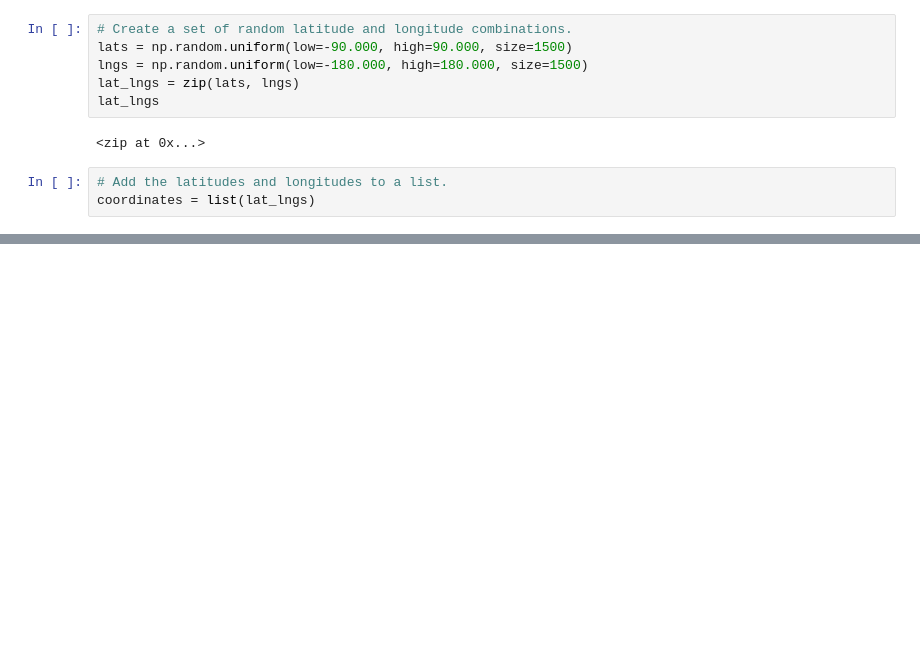
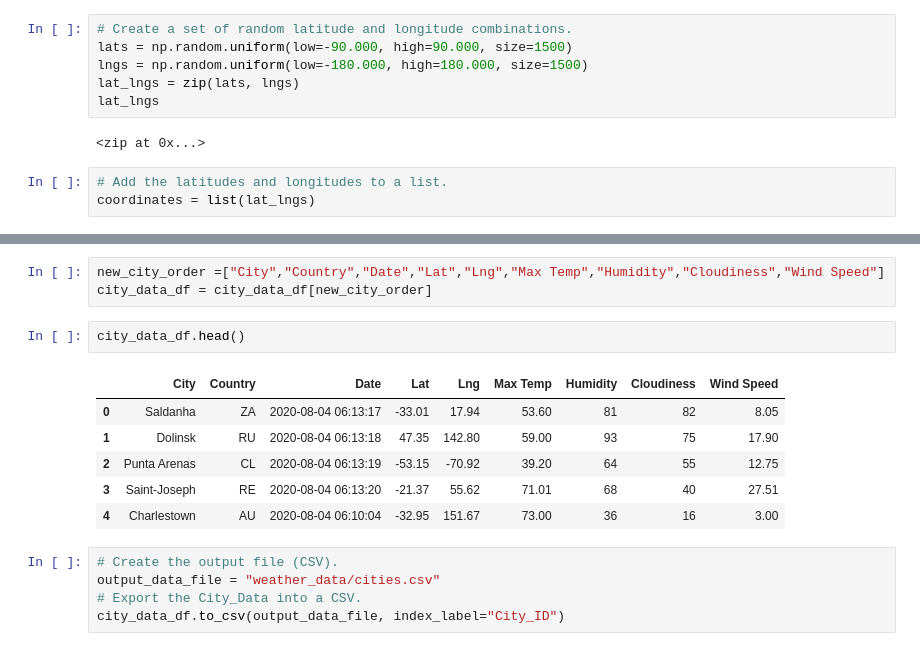
Before and after one commit to Juuune/World_Weather_Analysis, a Jupyter notebook: WeatherPy.ipynb, the cells around one changed output, grey strips where cells are left out. Cells and saved outputs as stored; diff of their text form; blank space fills up the shorter version.

```diff
--- a/WeatherPy.ipynb
+++ b/WeatherPy.ipynb
@@ -33,0 +146,17 @@ len(cities)
+# %%
+new_city_order =["City","Country","Date","Lat","Lng","Max Temp","Humidity","Cloudiness","Wind Speed"]
+city_data_df = city_data_df[new_city_order]
+# %%
+city_data_df.head()
+# %% [output]
+|  | City | Country | Date | Lat | Lng | Max Temp | Humidity | Cloudiness | Wind Speed |
+| 0 | Saldanha | ZA | 2020-08-04 06:13:17 | -33.01 | 17.94 | 53.60 | 81 | 82 | 8.05 |
+| 1 | Dolinsk | RU | 2020-08-04 06:13:18 | 47.35 | 142.80 | 59.00 | 93 | 75 | 17.90 |
+| 2 | Punta Arenas | CL | 2020-08-04 06:13:19 | -53.15 | -70.92 | 39.20 | 64 | 55 | 12.75 |
+| 3 | Saint-Joseph | RE | 2020-08-04 06:13:20 | -21.37 | 55.62 | 71.01 | 68 | 40 | 27.51 |
+| 4 | Charlestown | AU | 2020-08-04 06:10:04 | -32.95 | 151.67 | 73.00 | 36 | 16 | 3.00 |
+# %%
+# Create the output file (CSV).
+output_data_file = "weather_data/cities.csv"
+# Export the City_Data into a CSV.
+city_data_df.to_csv(output_data_file, index_label="City_ID")
```
Also changed, not shown: parts of 7 cells of this notebook, 3 other files.
